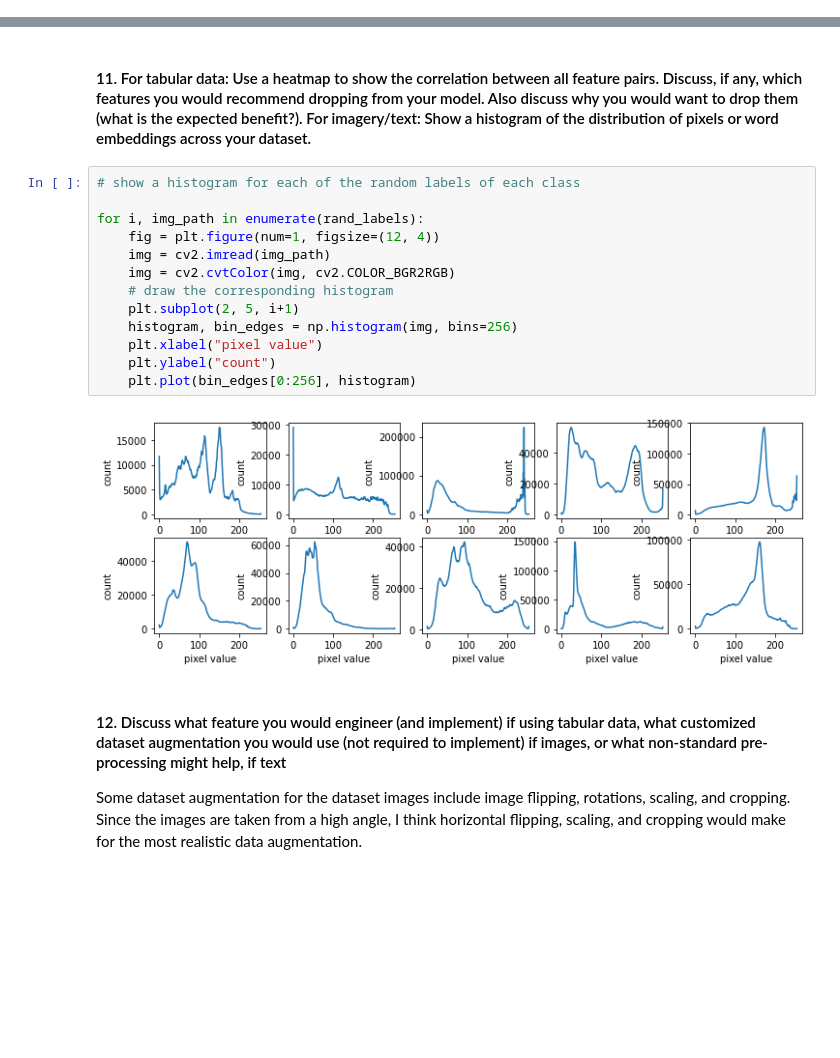
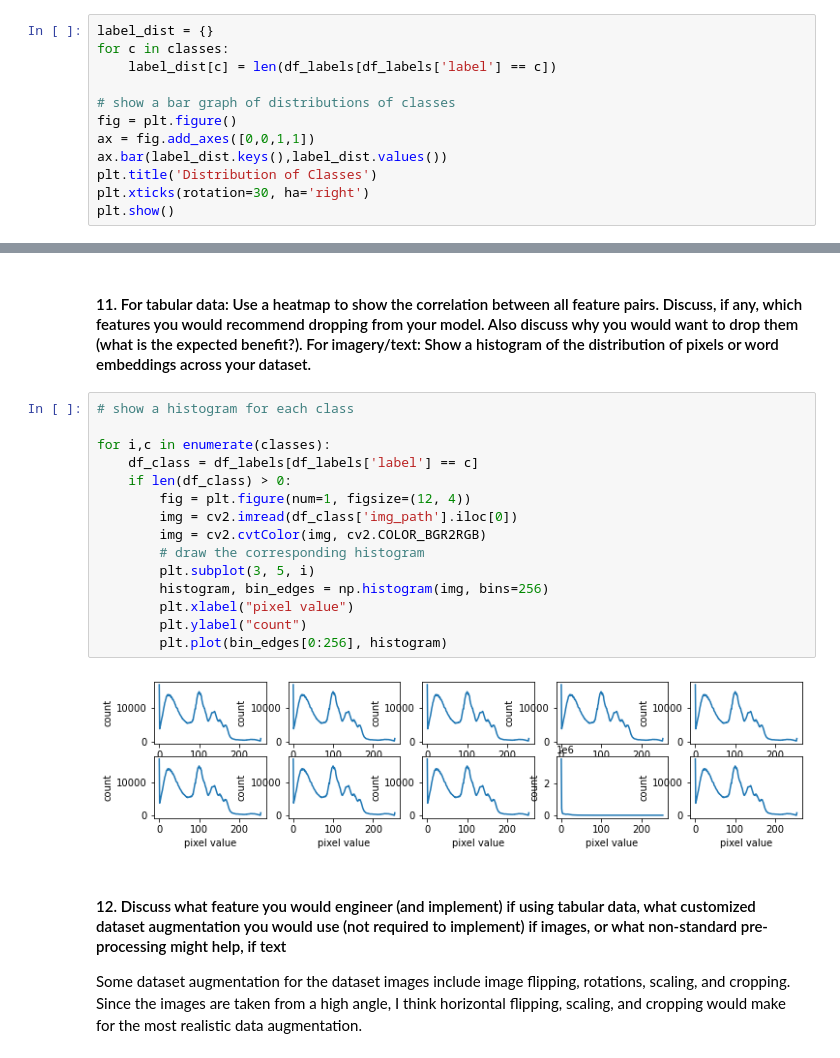
Before and after one commit to Division-Q/pytorch-retinanet, a Jupyter notebook: Part1/preprocess.ipynb, the cells around one changed output, grey strips where cells are left out. Drawn from its saved outputs; the diff is of its cells as text; blank space fills up the shorter version.

```diff
--- a/Part1/preprocess.ipynb
+++ b/Part1/preprocess.ipynb
@@ -361,0 +173,12 @@ for i,label in enumerate(labels):
+# %%
+label_dist = {}
+for c in classes:
+    label_dist[c] = len(df_labels[df_labels['label'] == c])
+
+# show a bar graph of distributions of classes
+fig = plt.figure()
+ax = fig.add_axes([0,0,1,1])
+ax.bar(label_dist.keys(),label_dist.values())
+plt.title('Distribution of Classes')
+plt.xticks(rotation=30, ha='right')
+plt.show()
@@ -415,20 +242,22 @@ A model that tries to predict a persons favorite color based on the ice cream fl
 # %% [markdown]
 #### 11. For tabular data: Use a heatmap to show the correlation between all feature pairs. Discuss, if any, which features you would recommend dropping from your model. Also discuss why you would want to drop them (what is the expected benefit?). For imagery/text: Show a histogram of the distribution of pixels or word embeddings across your dataset.
 # %%
-# show a histogram for each of the random labels of each class
+# show a histogram for each class
 
-for i, img_path in enumerate(rand_labels):
-    fig = plt.figure(num=1, figsize=(12, 4))
-    img = cv2.imread(img_path)
-    img = cv2.cvtColor(img, cv2.COLOR_BGR2RGB)
-    # draw the corresponding histogram
-    plt.subplot(2, 5, i+1)
-    histogram, bin_edges = np.histogram(img, bins=256)
-    plt.xlabel("pixel value")
-    plt.ylabel("count")
-    plt.plot(bin_edges[0:256], histogram)
+for i,c in enumerate(classes):
+    df_class = df_labels[df_labels['label'] == c]
+    if len(df_class) > 0:
+        fig = plt.figure(num=1, figsize=(12, 4))
+        img = cv2.imread(df_class['img_path'].iloc[0])
+        img = cv2.cvtColor(img, cv2.COLOR_BGR2RGB)
+        # draw the corresponding histogram
+        plt.subplot(3, 5, i)
+        histogram, bin_edges = np.histogram(img, bins=256)
+        plt.xlabel("pixel value")
+        plt.ylabel("count")
+        plt.plot(bin_edges[0:256], histogram)
 # %% [output]
-[figure, old version]
+[figure, new version]
 # %% [markdown]
 #### 12. Discuss what feature you would engineer (and implement) if using tabular data, what customized dataset augmentation you would use (not required to implement) if images, or what non-standard pre-processing might help, if text
 
```
Also changed, not shown: parts of 24 cells of this notebook, 1 other file.
